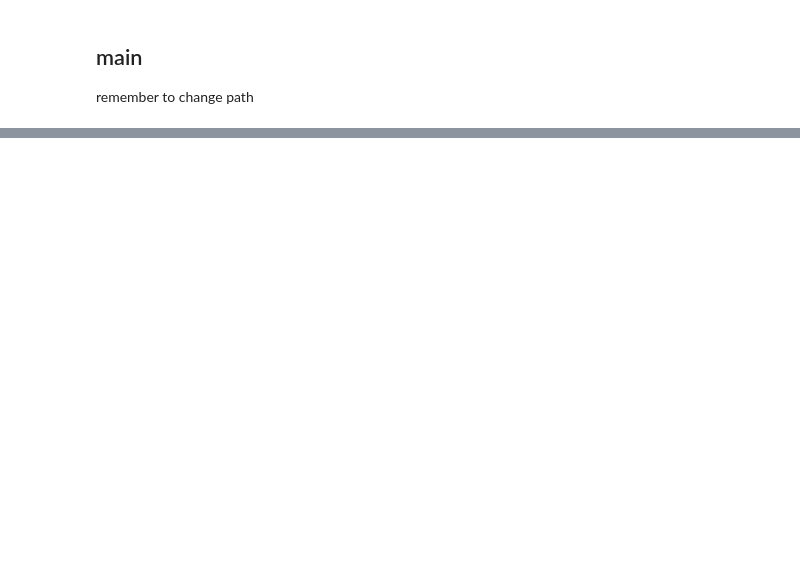
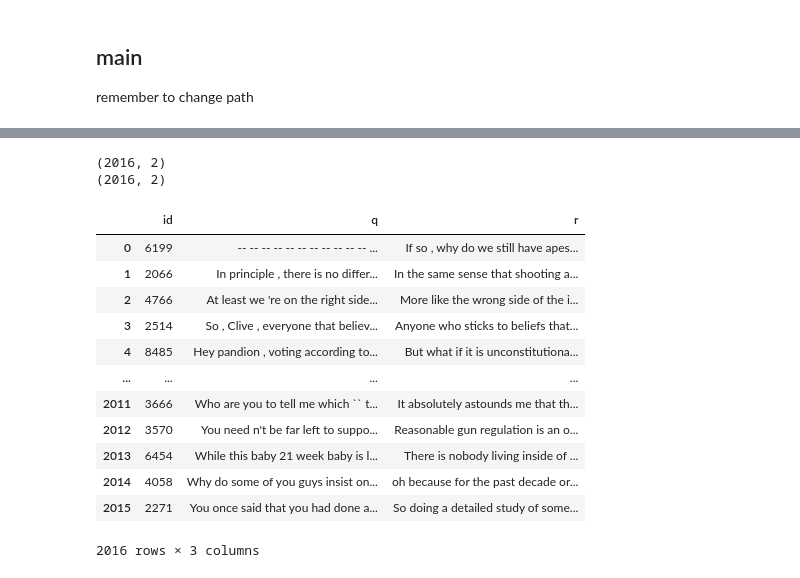
Before and after one commit to MengChiehLiu/AI_CUP_2022_Argument_Detection, a Jupyter notebook: predict.ipynb, the cells around one changed output, grey strips where cells are left out. Cells and saved outputs as stored; diff of their text form; code cells hidden in the pictures; blank space fills up the shorter version.

```diff
--- a/predict.ipynb
+++ b/predict.ipynb
@@ -341,0 +395,4 @@ df_answer.to_csv('/content/drive/Shareddrives/AI_CUP_NLP/answer/model_v8_old.csv
+# %%
+test_raw_q = test_raw[test_raw['q_count'] <= threshold][['id','q']]
+test_raw_r = test_raw[test_raw['r_count'] <= threshold][['id','r']]
+test_raw_q
@@ -341,0 +413,7 @@ df_answer.to_csv('/content/drive/Shareddrives/AI_CUP_NLP/answer/model_v8_old.csv
+# %%
+q_list = test_raw_q['id'].values
+r_list = test_raw_r['id'].values
+# %%
+answer_final_q_1 = answer_final_q[~answer_final_q['id'].isin(q_list)]
+answer_final_r_1 = answer_final_r[~answer_final_r['id'].isin(r_list)]
+answer_final_q_1
@@ -341,0 +434,25 @@ df_answer.to_csv('/content/drive/Shareddrives/AI_CUP_NLP/answer/model_v8_old.csv
+# %%
+answer_q = pd.concat([test_raw_q, answer_final_q_1])
+answer_r = pd.concat([test_raw_r, answer_final_r_1])
+print(answer_q.shape)
+print(answer_r.shape)
+# %% [output]
+(2016, 2)
+(2016, 2)
+# %%
+answer = pd.merge(answer_q, answer_r, on="id")
+answer
+# %% [output]
+|  | id | q | r |
+| 0 | 6199 | -- -- -- -- -- -- -- -- -- -- -- ... | If so , why do we still have apes... |
+| 1 | 2066 | In principle , there is no differ... | In the same sense that shooting a... |
+| 2 | 4766 | At least we 're on the right side... | More like the wrong side of the i... |
+| 3 | 2514 | So , Clive , everyone that believ... | Anyone who sticks to beliefs that... |
+| 4 | 8485 | Hey pandion , voting according to... | But what if it is unconstitutiona... |
+| ... | ... | ... | ... |
+| 2011 | 3666 | Who are you to tell me which `` t... | It absolutely astounds me that th... |
+| 2012 | 3570 | You need n't be far left to suppo... | Reasonable gun regulation is an o... |
+| 2013 | 6454 | While this baby 21 week baby is l... | There is nobody living inside of ... |
+| 2014 | 4058 | Why do some of you guys insist on... | oh because for the past decade or... |
+| 2015 | 2271 | You once said that you had done a... | So doing a detailed study of some... |
+2016 rows × 3 columns
```
Also changed, not shown: parts of 14 cells of this notebook.
